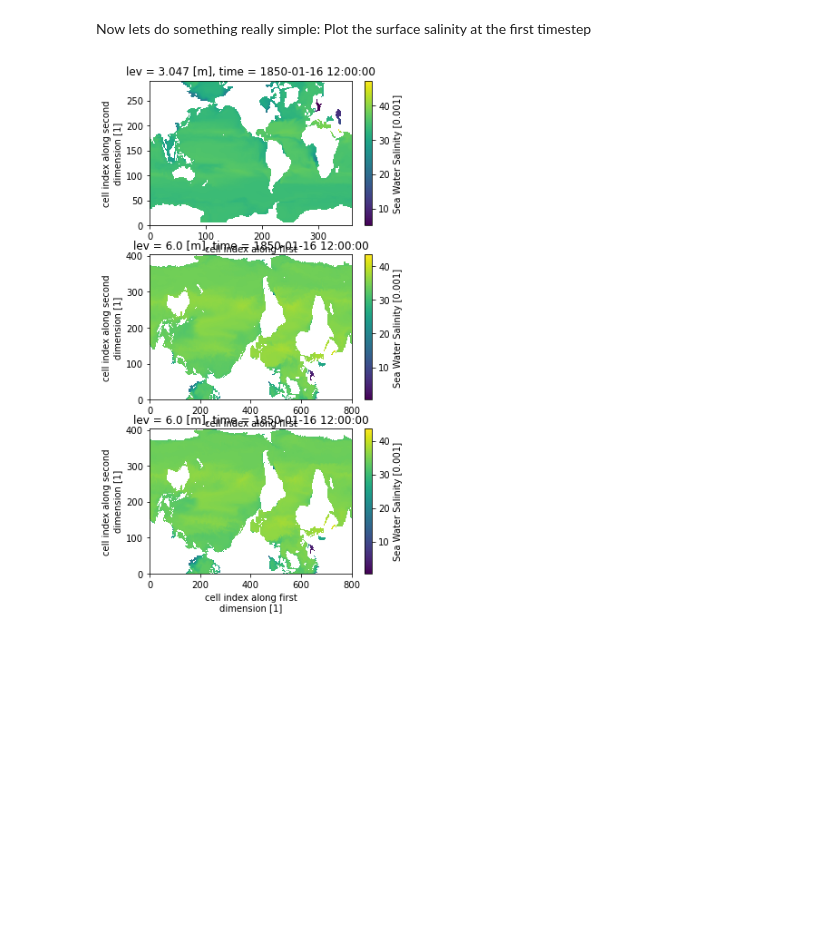
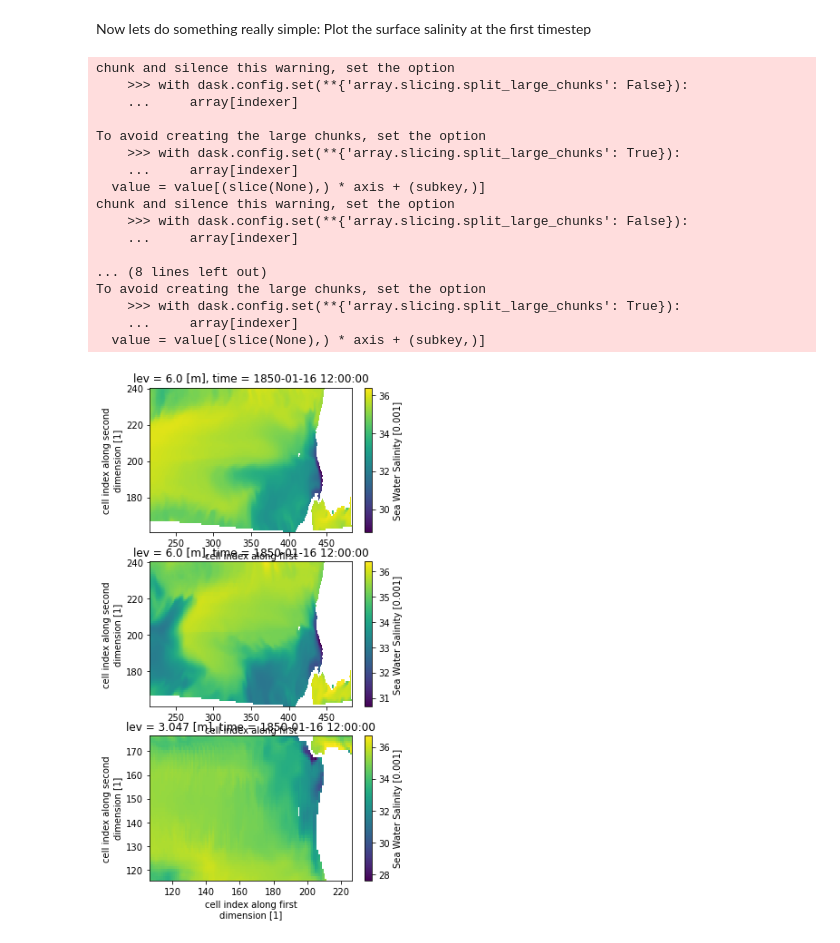
Before and after one commit to jbusecke/tutorial_osm22_cmip6, a Jupyter notebook: getting_started.ipynb, the cells around one changed output. Cells and saved outputs as stored; diff of their text form; code cells hidden in the pictures; blank space fills up the shorter version.

```diff
--- a/getting_started.ipynb
+++ b/getting_started.ipynb
@@ -127,8 +128,28 @@ datasets_dict = cat.to_dataset_dict(
 # %% [markdown]
 Now lets do something really simple: Plot the surface salinity at the first timestep
 # %%
+import numpy as np
+
 fig, axarr = plt.subplots(nrows=3, figsize=[5,10])
 for ds, ax in zip(datasets_dict.values(), axarr.flat):
-    ds.isel(time=0, lev=0).so.plot(ax=ax)
+    masked_ds = ds.where((ds.lon>180) & (ds.lon<300) & (ds.lat<15) & (ds.lat>-15), drop=True)
+    masked_ds.isel(time=0, lev=0).so.plot(ax=ax)
 # %% [output]
+chunk and silence this warning, set the option
+    >>> with dask.config.set(**{'array.slicing.split_large_chunks': False}):
+    ...     array[indexer]
+
+To avoid creating the large chunks, set the option
+    >>> with dask.config.set(**{'array.slicing.split_large_chunks': True}):
+    ...     array[indexer]
+  value = value[(slice(None),) * axis + (subkey,)]
+chunk and silence this warning, set the option
+    >>> with dask.config.set(**{'array.slicing.split_large_chunks': False}):
+    ...     array[indexer]
+
+... (8 lines left out)
+To avoid creating the large chunks, set the option
+    >>> with dask.config.set(**{'array.slicing.split_large_chunks': True}):
+    ...     array[indexer]
+  value = value[(slice(None),) * axis + (subkey,)]
-[figure, old version]
+[figure, new version]
```
Also changed, not shown: parts of 3 cells of this notebook, 1 other file.
